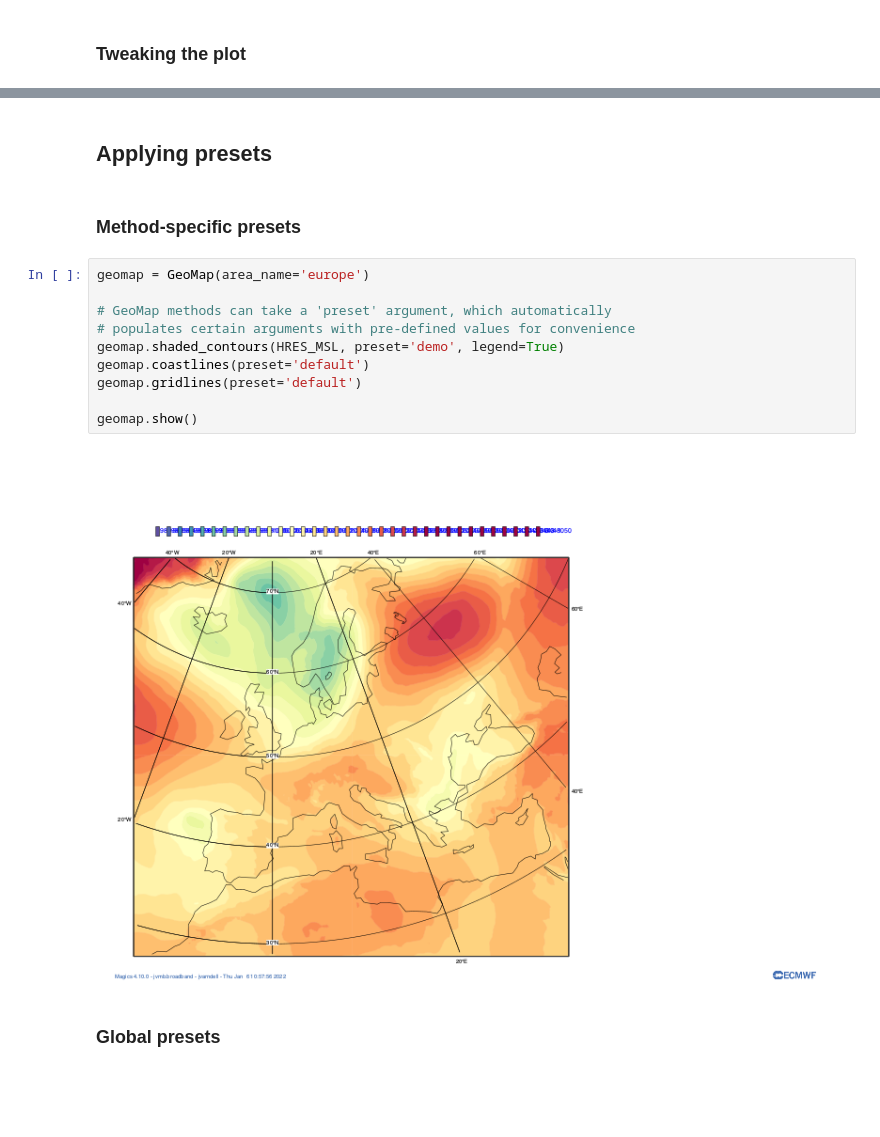
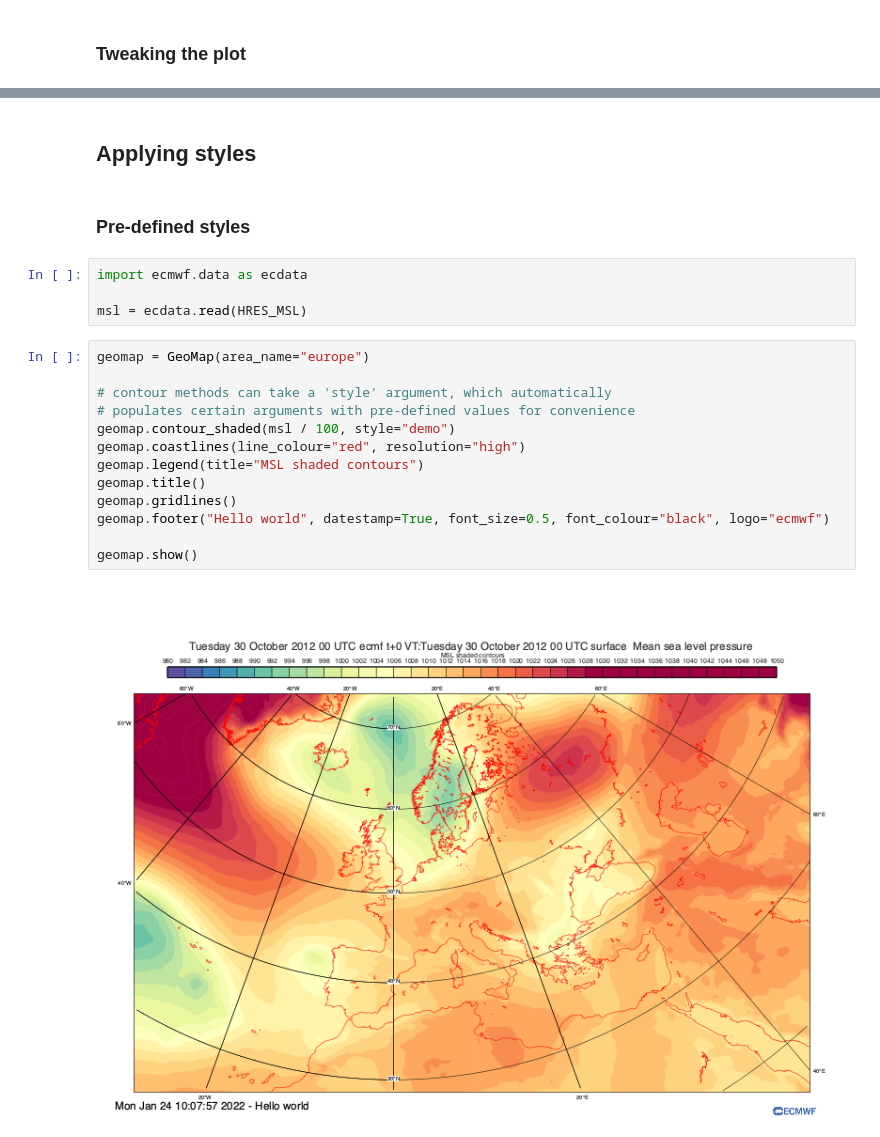
Before and after one commit to ecmwf/magpye, a Jupyter notebook: notebooks/demo.ipynb, the cells around one changed output, grey strips where cells are left out. Drawn from its saved outputs; the diff is of its cells as text; blank space fills up the shorter version.

```diff
--- a/notebooks/demo.ipynb
+++ b/notebooks/demo.ipynb
@@ -57,18 +59,23 @@ geomap.show()
 # %% [markdown]
-## Applying presets
+## Applying styles
-# %% [markdown]
-### Method-specific presets
+# %% [markdown]
+### Pre-defined styles
+# %%
+import ecmwf.data as ecdata
+
+msl = ecdata.read(HRES_MSL)
 # %%
-geomap = GeoMap(area_name='europe')
+geomap = GeoMap(area_name="europe")
 
-# GeoMap methods can take a 'preset' argument, which automatically
+# contour methods can take a 'style' argument, which automatically
 # populates certain arguments with pre-defined values for convenience
-geomap.shaded_contours(HRES_MSL, preset='demo', legend=True)
-geomap.coastlines(preset='default')
-geomap.gridlines(preset='default')
+geomap.contour_shaded(msl / 100, style="demo")
+geomap.coastlines(line_colour="red", resolution="high")
+geomap.legend(title="MSL shaded contours")
+geomap.title()
+geomap.gridlines()
+geomap.footer("Hello world", datestamp=True, font_size=0.5, font_colour="black", logo="ecmwf")
 
 geomap.show()
 # %% [output]
-[figure, old version]
+[figure, new version]
-# %% [markdown]
-### Global presets
```
Also changed, not shown: parts of 4 cells of this notebook, 4 other files.
